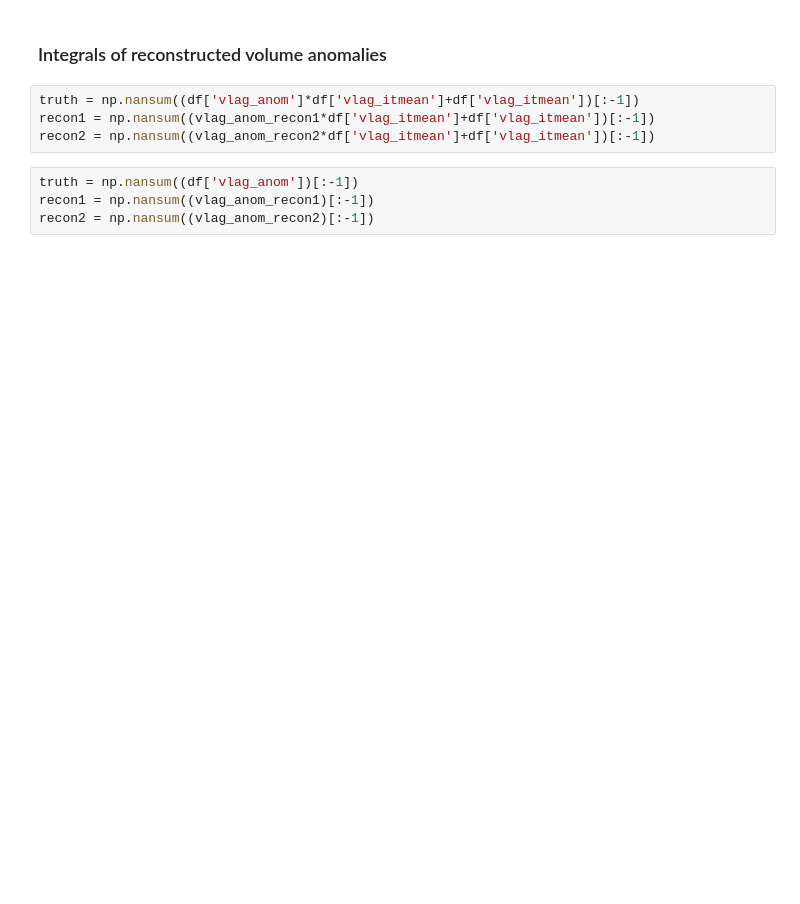
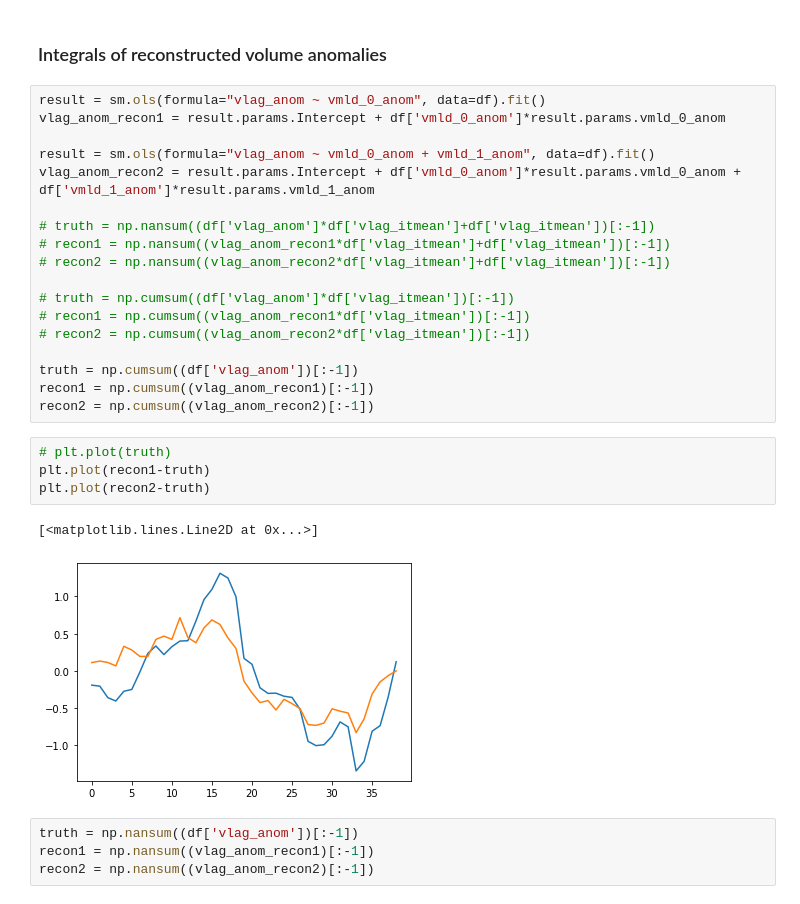
Before and after one commit to gmacgilchrist/draw_figs_nadw_var, a Jupyter notebook: draw_atm-int.ipynb, the cells around one changed output. Saved outputs shown, nothing was run; the diff lists cells and outputs as text; blank space fills up the shorter version.

```diff
--- a/draw_atm-int.ipynb
+++ b/draw_atm-int.ipynb
@@ -239,9 +261,30 @@ Text(0, 0.5, 'Volume [$10^{15}\\,m^3$]')
 # %% [markdown]
 ### Integrals of reconstructed volume anomalies
-# %%
-truth = np.nansum((df['vlag_anom']*df['vlag_itmean']+df['vlag_itmean'])[:-1])
-recon1 = np.nansum((vlag_anom_recon1*df['vlag_itmean']+df['vlag_itmean'])[:-1])
-recon2 = np.nansum((vlag_anom_recon2*df['vlag_itmean']+df['vlag_itmean'])[:-1])
+# %%
+result = sm.ols(formula="vlag_anom ~ vmld_0_anom", data=df).fit()
+vlag_anom_recon1 = result.params.Intercept + df['vmld_0_anom']*result.params.vmld_0_anom
+
+result = sm.ols(formula="vlag_anom ~ vmld_0_anom + vmld_1_anom", data=df).fit()
+vlag_anom_recon2 = result.params.Intercept + df['vmld_0_anom']*result.params.vmld_0_anom + df['vmld_1_anom']*result.params.vmld_1_anom
+
+# truth = np.nansum((df['vlag_anom']*df['vlag_itmean']+df['vlag_itmean'])[:-1])
+# recon1 = np.nansum((vlag_anom_recon1*df['vlag_itmean']+df['vlag_itmean'])[:-1])
+# recon2 = np.nansum((vlag_anom_recon2*df['vlag_itmean']+df['vlag_itmean'])[:-1])
+
+# truth = np.cumsum((df['vlag_anom']*df['vlag_itmean'])[:-1])
+# recon1 = np.cumsum((vlag_anom_recon1*df['vlag_itmean'])[:-1])
+# recon2 = np.cumsum((vlag_anom_recon2*df['vlag_itmean'])[:-1])
+
+truth = np.cumsum((df['vlag_anom'])[:-1])
+recon1 = np.cumsum((vlag_anom_recon1)[:-1])
+recon2 = np.cumsum((vlag_anom_recon2)[:-1])
+# %%
+# plt.plot(truth)
+plt.plot(recon1-truth)
+plt.plot(recon2-truth)
+# %% [output]
+[<matplotlib.lines.Line2D at 0x...>]
+[figure, added]
 # %%
 truth = np.nansum((df['vlag_anom'])[:-1])
 recon1 = np.nansum((vlag_anom_recon1)[:-1])
```
Also changed, not shown: parts of 1 cell of this notebook, 1 other file.
